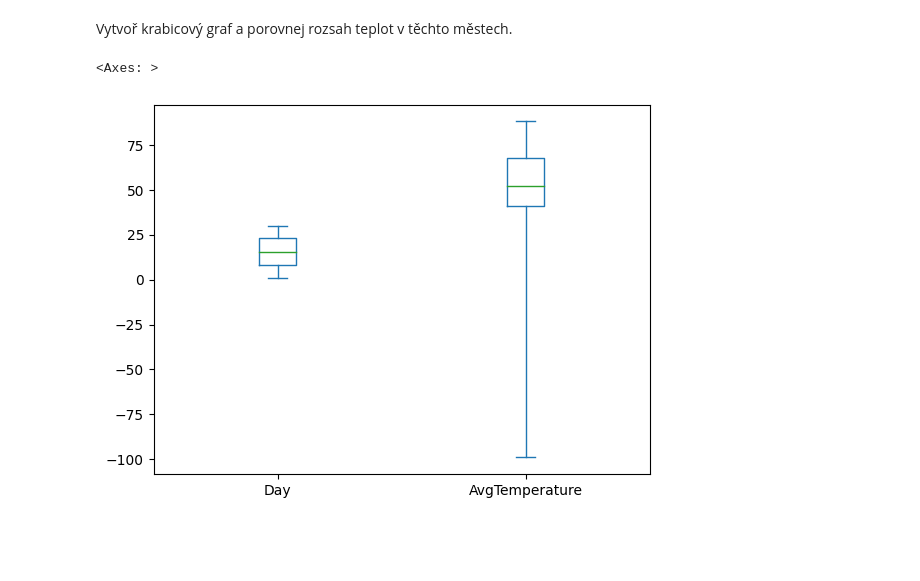
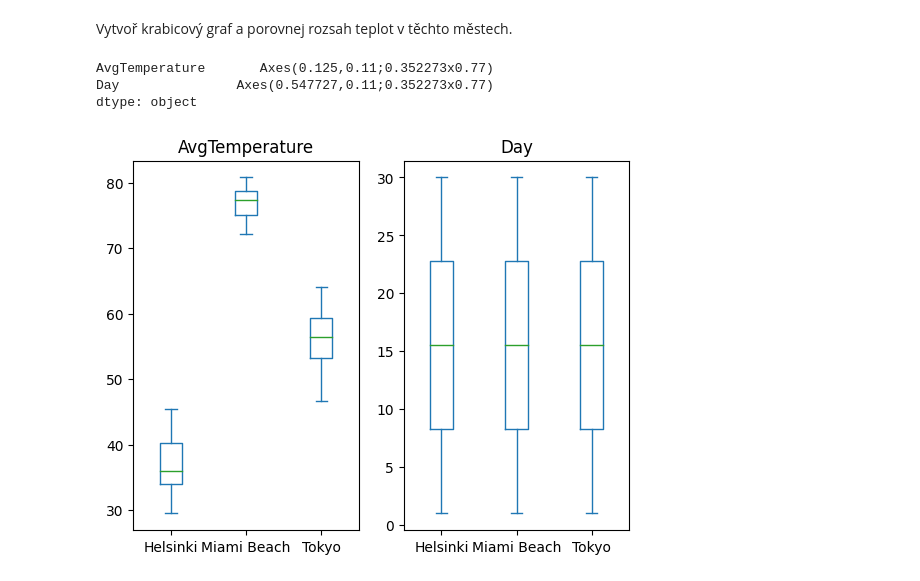
Before and after one commit to psenicova/Czechitas-kurz-Python-1, a Jupyter notebook: ukol_11.ipynb, the cells around one changed output. Saved outputs shown, nothing was run; the diff lists cells and outputs as text; code cells hidden in the pictures; blank space fills up the shorter version.

```diff
--- a/ukol_11.ipynb
+++ b/ukol_11.ipynb
@@ -22,7 +22,8 @@ Vytvoř tabulku, která bude obsahovat údaje o teplotě za města Helsinki, Mia
 # %%
 teploty = pandas.read_csv('temperature.csv')
 # %%
-teploty[teploty["City"].isin(["Helsinki", "Miami Beach", "Tokyo"])]
+teploty_mesta = teploty[teploty["City"].isin(["Helsinki", "Miami Beach", "Tokyo"])]
+teploty_mesta
 # %% [output]
 |  | Region | Country | City | Day | AvgTemperature |
 | 1140 | Asia | Japan | Tokyo | 1 | 59.1 |
@@ -41,7 +42,9 @@ teploty[teploty["City"].isin(["Helsinki", "Miami Beach", "Tokyo"])]
 Vytvoř krabicový graf a porovnej rozsah teplot v těchto městech.
 # %%
 #teploty.groupby("City")["AvgTemperature"]
-teploty.plot(kind='box', whis=[0, 100]) #vůbec nevím, jak udělám graf jen z nějakých údajů z tabulky
+teploty_mesta.plot(kind='box', whis=[0, 100], by='City')
 # %% [output]
-<Axes: >
+AvgTemperature       Axes(0.125,0.11;0.352273x0.77)
+Day               Axes(0.547727,0.11;0.352273x0.77)
+dtype: object
-[figure, old version]
+[figure, new version]
```
